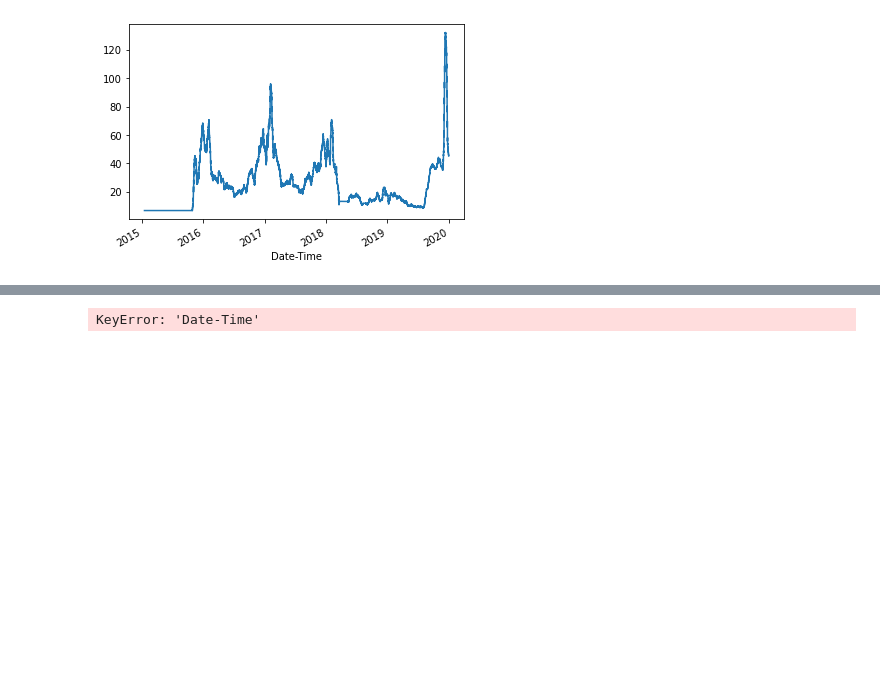
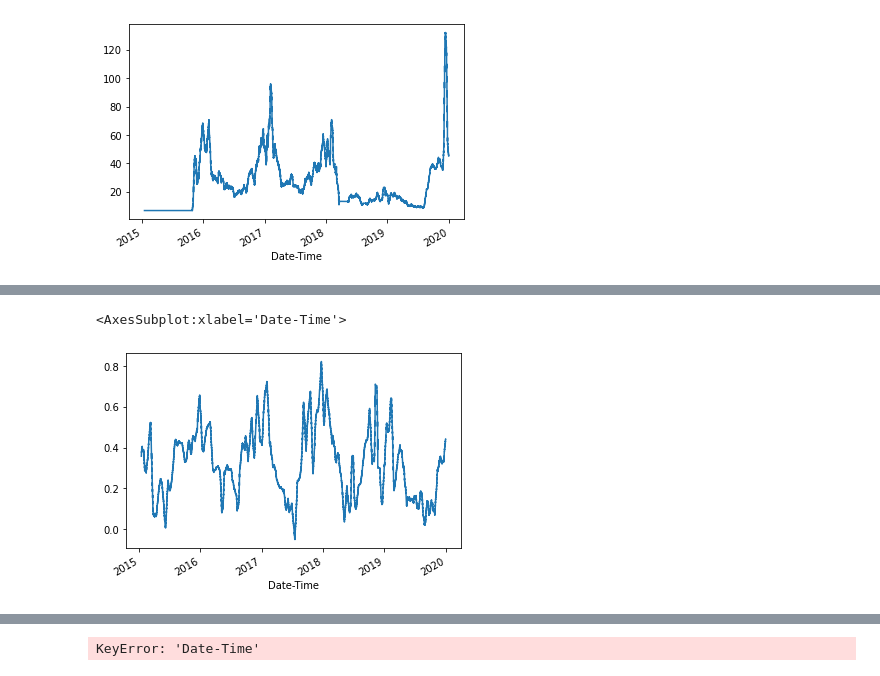
Before and after one commit to TsvetoslavVasev/BIgDataCourseProject, a Jupyter notebook: SofiaAirQuality.ipynb, the cells around one changed output, grey strips where cells are left out. Drawn from its saved outputs; the diff is of its cells as text; code cells hidden in the pictures; blank space fills up the shorter version.

```diff
--- a/SofiaAirQuality.ipynb
+++ b/SofiaAirQuality.ipynb
@@ -409,8 +418,6 @@ date_indexed_air_quality['Mladost-NO2'].rolling(365).mean().plot()
 # As we see there is no relevant data for Mladost emissons in 2015
 #Either delete 2015 entries or just drop MLadost Data
 df_2015 = air_quality_df[air_quality_df["Date-Time"].dt.year == 2015]
-df_2016 = air_quality_df[air_quality_df["Date-Time"].dt.year == 2016]
-df_2015['Mladost-CO'] = df_2016['Mladost-CO']
-df_2015['Mladost-FDP'] = df_2016['Mladost-FDP']
-df_2015['Mladost-FDP'] = df_2016['Mladost-FDP']
+df_2017 = air_quality_df[air_quality_df["Date-Time"].dt.year == 2017]
+len(df_2015)
 # %% [output]
@@ -422,0 +425,8 @@ df_2015['Mladost-FDP'] = df_2016['Mladost-FDP']
+# %%
+for i in range(8759):
+    offset = i + 17544
+    air_quality_df.loc[i, "Mladost-CO"] = df_2017.loc[offset, "Mladost-CO"]
+    air_quality_df.loc[i, "Mladost-FDP"] = df_2017.loc[offset, "Mladost-FDP"]
+    air_quality_df.loc[i, "Mladost-NO2"] = df_2017.loc[offset, "Mladost-NO2"]
+
+air_quality_df.head()
@@ -422,0 +440,5 @@ df_2015['Mladost-FDP'] = df_2016['Mladost-FDP']
+# %%
+air_quality_df.set_index("Date-Time")['Kopitoto-CO'].rolling(365).mean().plot()
+# %% [output]
+<AxesSubplot:xlabel='Date-Time'>
+[figure, added]
```
Also changed, not shown: parts of 4 cells of this notebook.
